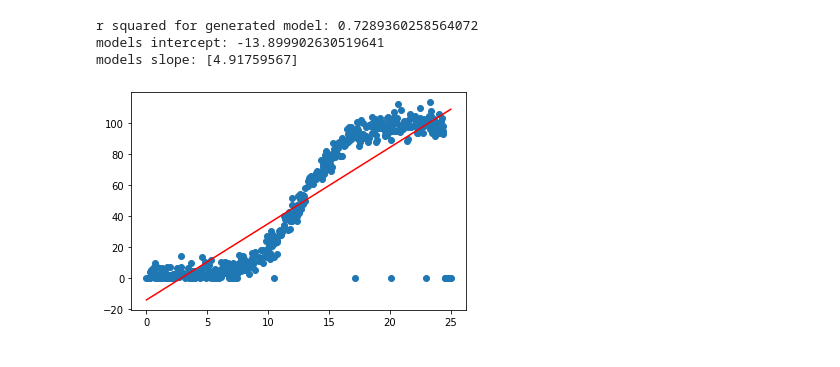
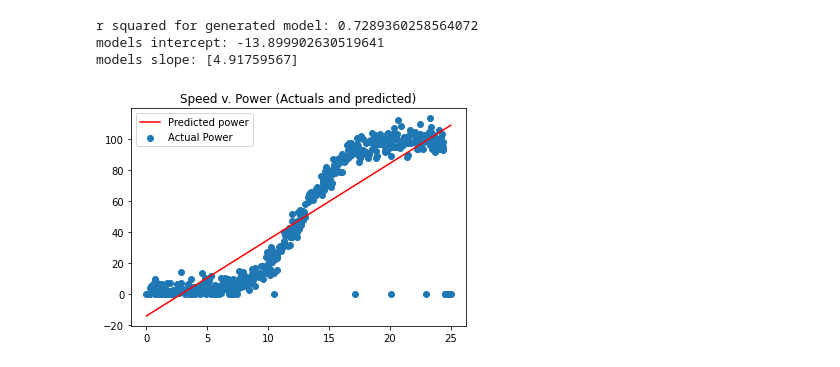
Before and after one commit to itskeithstudent/Fundamentals-of-Data-Analysis-52446-Project-2020, a Jupyter notebook: Notebook/LinearRegression_Project2020.ipynb, the cells around one changed output. Drawn from its saved outputs; the diff is of its cells as text; code cells hidden in the pictures.

Commit message:
Research: add example splitting dataset to train and test and fit model using this, update plots with title and labels

```diff
--- a/Notebook/LinearRegression_Project2020.ipynb
+++ b/Notebook/LinearRegression_Project2020.ipynb
@@ -57,8 +62,10 @@ r squared for generated model: 0.7289360258564072
 models intercept: -13.899902630519641
 models slope: [4.91759567]
 # %%
-plt.scatter(powerprod_df['speed'],powerprod_df['power'])
-plt.plot(X, reg.predict(X), 'red')
+plt.scatter(powerprod_df['speed'],powerprod_df['power'], label='Actual Power')
+plt.plot(X, reg.predict(X), 'red', label='Predicted power')
+plt.title('Speed v. Power (Actuals and predicted)')
+plt.legend()
 plt.show();
 # %% [output]
-[figure, old version]
+[figure, new version]
```
Also changed, not shown: parts of 7 cells of this notebook.
